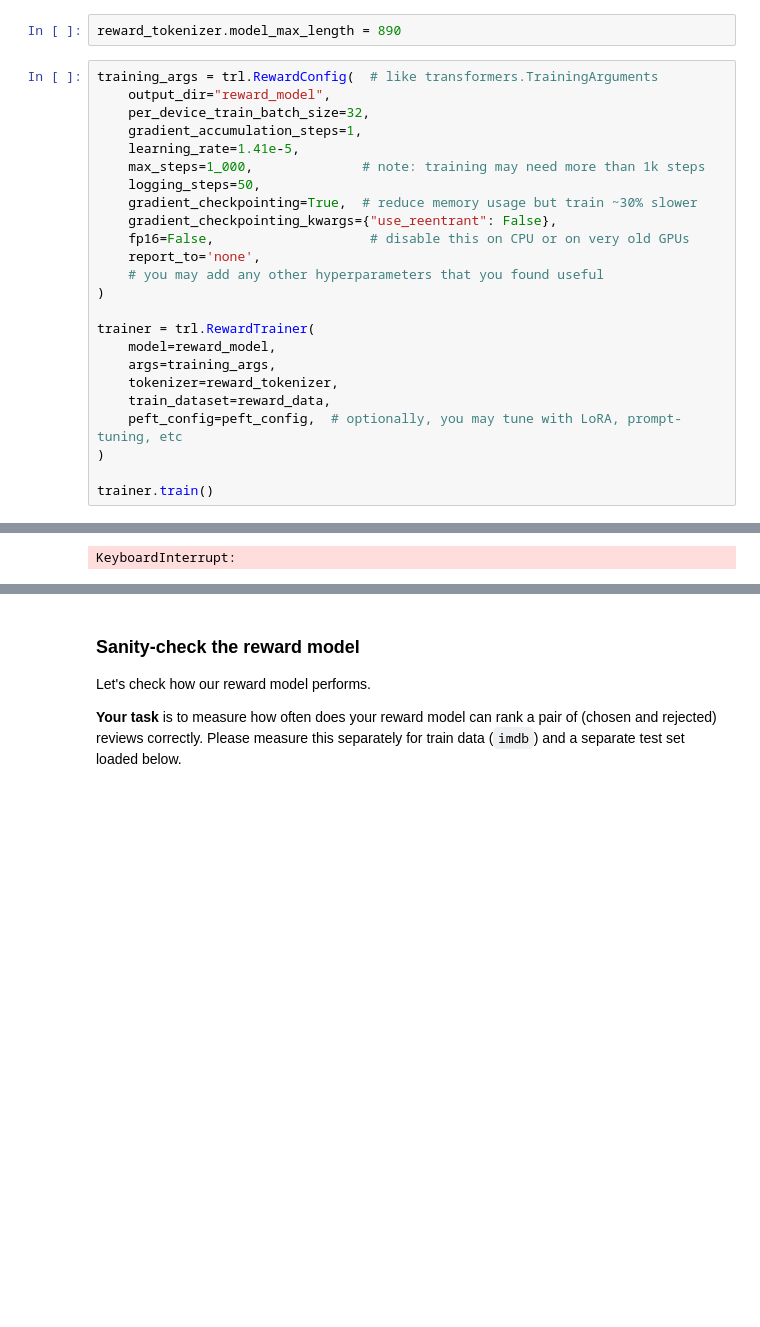
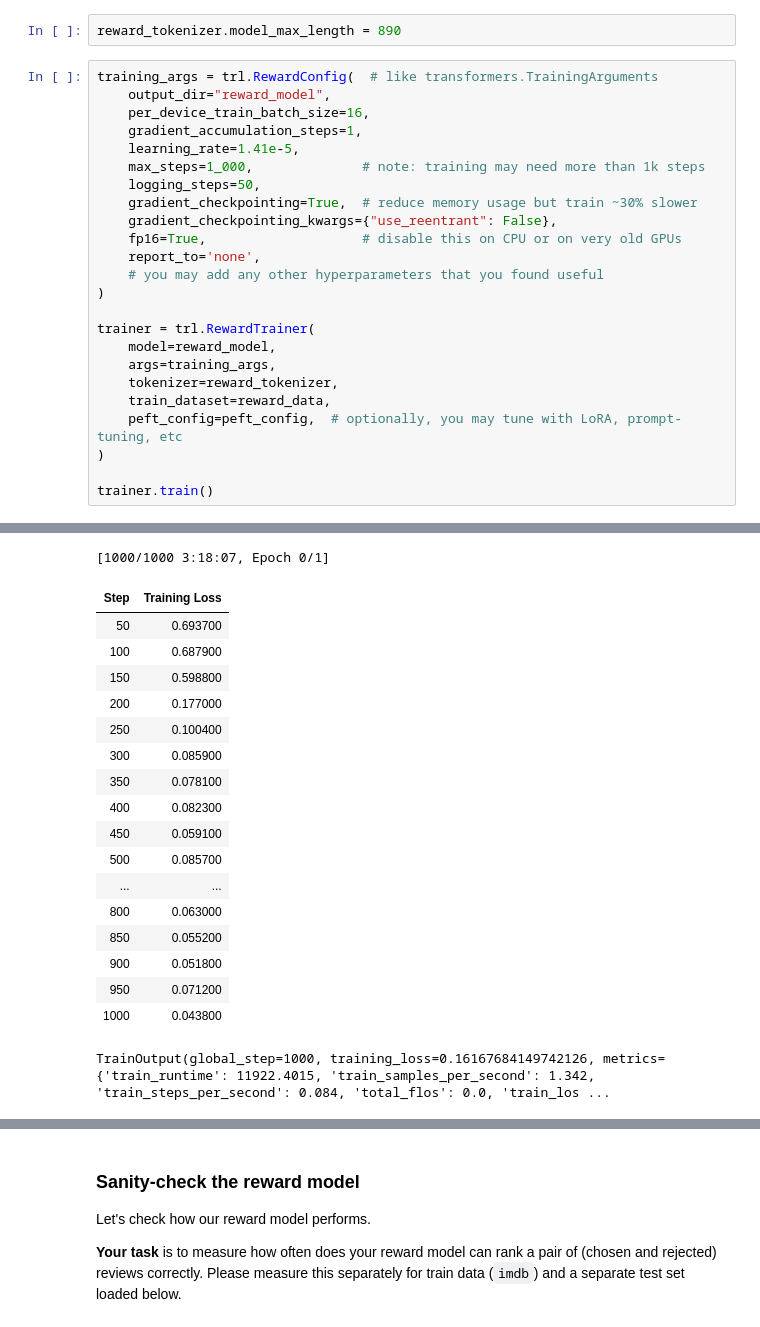
Before and after one commit to KhudV/vk_llm_course, a Jupyter notebook: Homework/05/alignment_homework.ipynb, the cells around one changed output, grey strips where cells are left out. Drawn from its saved outputs; the diff is of its cells as text; blank space fills up the shorter version.

```diff
--- a/Homework/05/alignment_homework.ipynb
+++ b/Homework/05/alignment_homework.ipynb
@@ -144,14 +166,14 @@ reward_tokenizer.model_max_length = 890
 # %%
 training_args = trl.RewardConfig(  # like transformers.TrainingArguments
     output_dir="reward_model",
-    per_device_train_batch_size=32,
+    per_device_train_batch_size=16,
     gradient_accumulation_steps=1,
     learning_rate=1.41e-5,
     max_steps=1_000,              # note: training may need more than 1k steps
     logging_steps=50,
     gradient_checkpointing=True,  # reduce memory usage but train ~30% slower
     gradient_checkpointing_kwargs={"use_reentrant": False},
-    fp16=False,                    # disable this on CPU or on very old GPUs
+    fp16=True,                    # disable this on CPU or on very old GPUs
     report_to='none',
     # you may add any other hyperparameters that you found useful
 )
@@ -170,5 +196,23 @@ Token indices sequence length is longer than the specified maximum sequence leng
 Could not estimate the number of tokens of the input, floating-point operations will not be computed
-KeyboardInterrupt:
+[1000/1000 3:18:07, Epoch 0/1]
+| Step | Training Loss |
+| 50 | 0.693700 |
+| 100 | 0.687900 |
+| 150 | 0.598800 |
+| 200 | 0.177000 |
+| 250 | 0.100400 |
+| 300 | 0.085900 |
+| 350 | 0.078100 |
+| 400 | 0.082300 |
+| 450 | 0.059100 |
+| 500 | 0.085700 |
+| ... | ... |
+| 800 | 0.063000 |
+| 850 | 0.055200 |
+| 900 | 0.051800 |
+| 950 | 0.071200 |
+| 1000 | 0.043800 |
+TrainOutput(global_step=1000, training_loss=0.16167684149742126, metrics={'train_runtime': 11922.4015, 'train_samples_per_second': 1.342, 'train_steps_per_second': 0.084, 'total_flos': 0.0, 'train_los ...
 # %%
 reward_model.gradient_checkpointing_disable()
 reward_model.eval()
```
Also changed, not shown: parts of 16 cells of this notebook, 31 other files.
